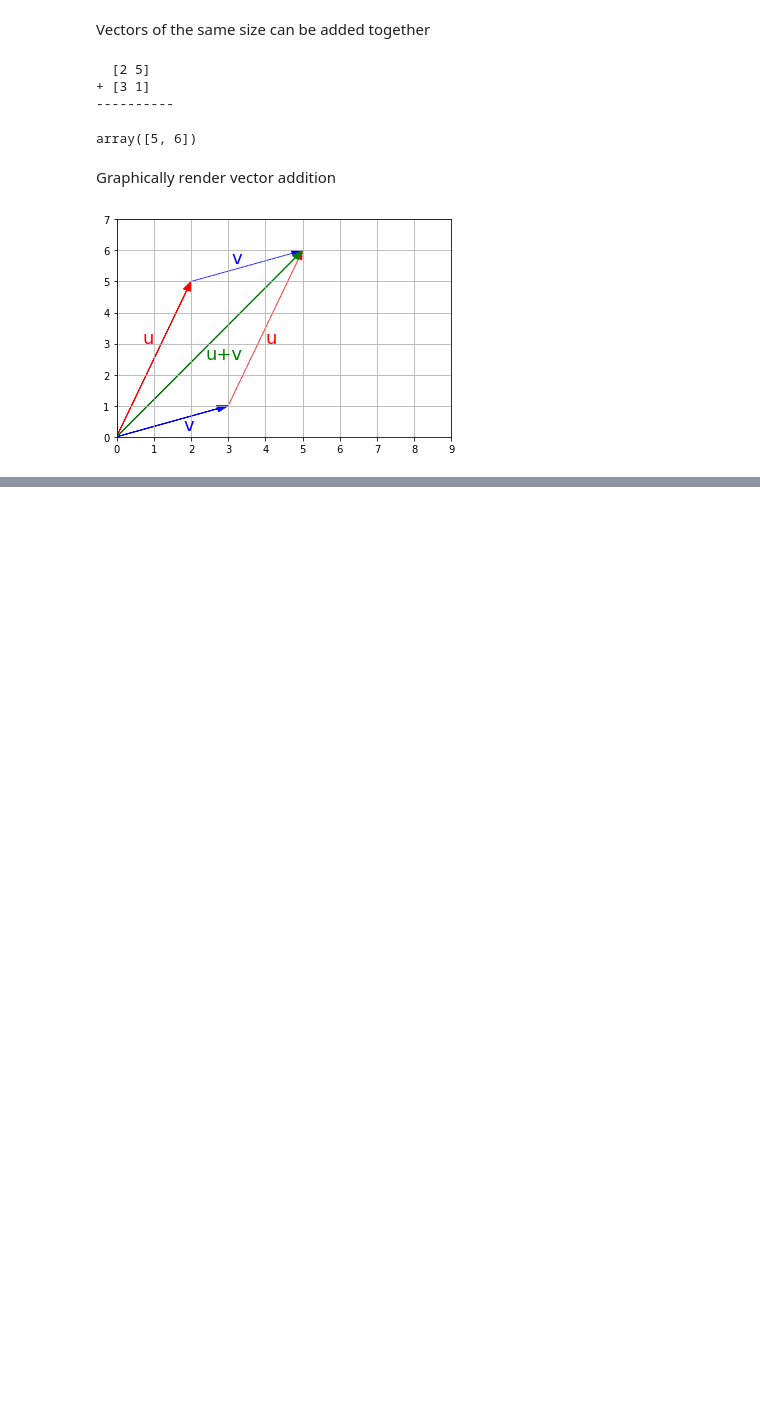
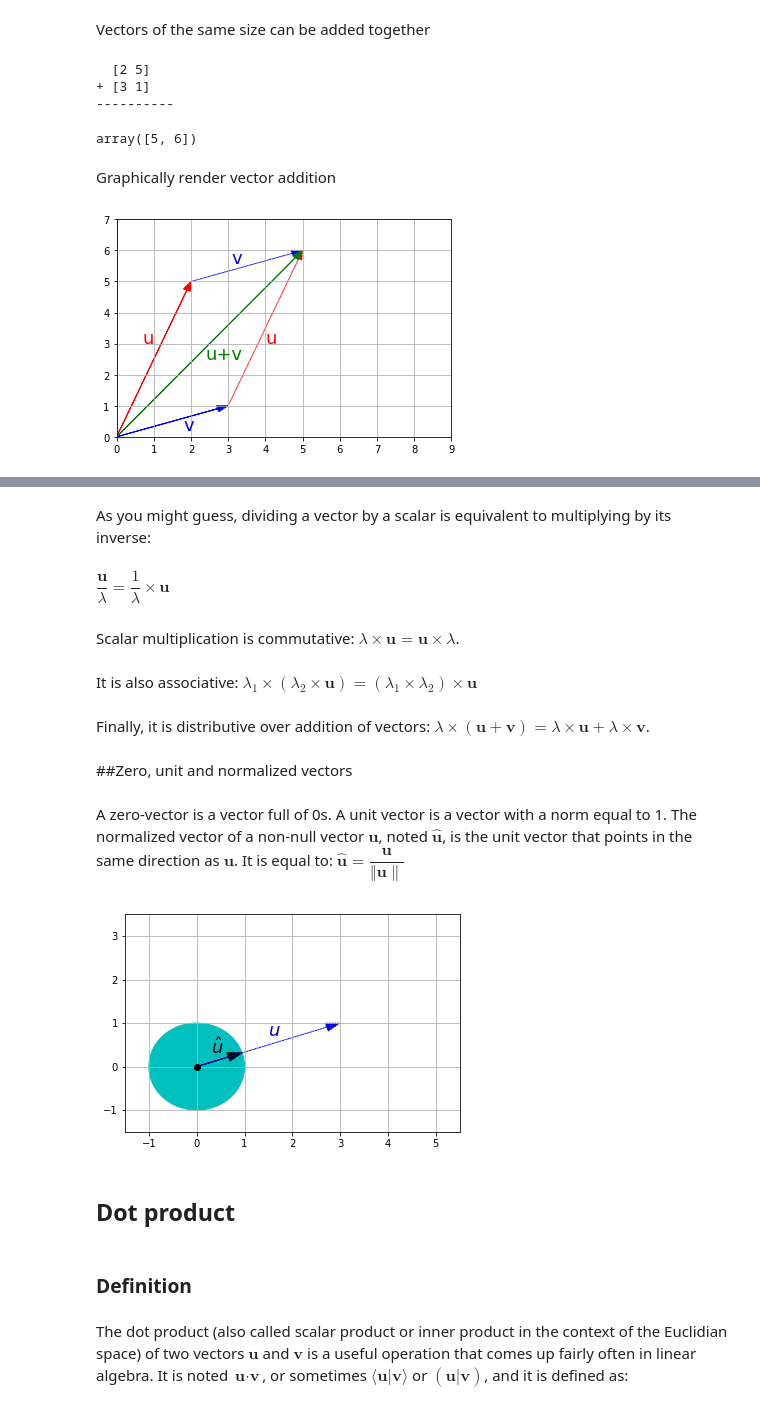
Before and after one commit to Hustada/handson-ml-Training_Linear_Models, a Jupyter notebook: ML Math.ipynb, the cells around one changed output, grey strips where cells are left out. Drawn from its saved outputs; the diff is of its cells as text; code cells hidden in the pictures; blank space fills up the shorter version.

```diff
--- a/ML Math.ipynb
+++ b/ML Math.ipynb
@@ -166,0 +238,34 @@ plt.show()
+# %% [markdown]
+As you might guess, dividing a vector by a scalar is equivalent to multiplying by its inverse:
+# %% [markdown]
+$\dfrac{\textbf{u}}{\lambda} = \dfrac{1}{\lambda} \times \textbf{u}$
+# %% [markdown]
+Scalar multiplication is commutative: $\lambda \times \textbf{u} = \textbf{u} \times \lambda$.
+# %% [markdown]
+It is also associative: $\lambda_1 \times (\lambda_2 \times \textbf{u}) = (\lambda_1 \times \lambda_2) \times \textbf{u}$
+# %% [markdown]
+Finally, it is distributive over addition of vectors: $\lambda \times (\textbf{u} + \textbf{v}) = \lambda \times \textbf{u} + \lambda \times \textbf{v}$.
+# %% [markdown]
+##Zero, unit and normalized vectors
+# %% [markdown]
+A zero-vector is a vector full of 0s.
+A unit vector is a vector with a norm equal to 1.
+The normalized vector of a non-null vector $\textbf{u}$, noted $\hat{\textbf{u}}$, is the unit vector that points in the same direction as $\textbf{u}$. It is equal to: $\hat{\textbf{u}} = \dfrac{\textbf{u}}{\left \Vert \textbf{u} \right \|}$
+# %%
+plt.gca().add_artist(plt.Circle((0,0),1,color='c'))
+plt.plot(0, 0, "ko")
+plot_vector2d(v / LA.norm(v), color="k")
+plot_vector2d(v, color="b", linestyle=":")
+plt.text(0.3, 0.3, "$\hat{u}$", color="k", fontsize=18)
+plt.text(1.5, 0.7, "$u$", color="b", fontsize=18)
+plt.axis([-1.5, 5.5, -1.5, 3.5])
+plt.grid()
+plt.show()
+# %% [output]
+[figure, added]
+# %% [markdown]
+## Dot product
+# %% [markdown]
+### Definition
+# %% [markdown]
+The dot product (also called scalar product or inner product in the context of the Euclidian space) of two vectors $\textbf{u}$ and $\textbf{v}$ is a useful operation that comes up fairly often in linear algebra. It is noted $\textbf{u} \cdot \textbf{v}$, or sometimes $⟨\textbf{u}|\textbf{v}⟩$ or $(\textbf{u}|\textbf{v})$, and it is defined as:
```
Also changed, not shown: parts of 15 cells of this notebook.
